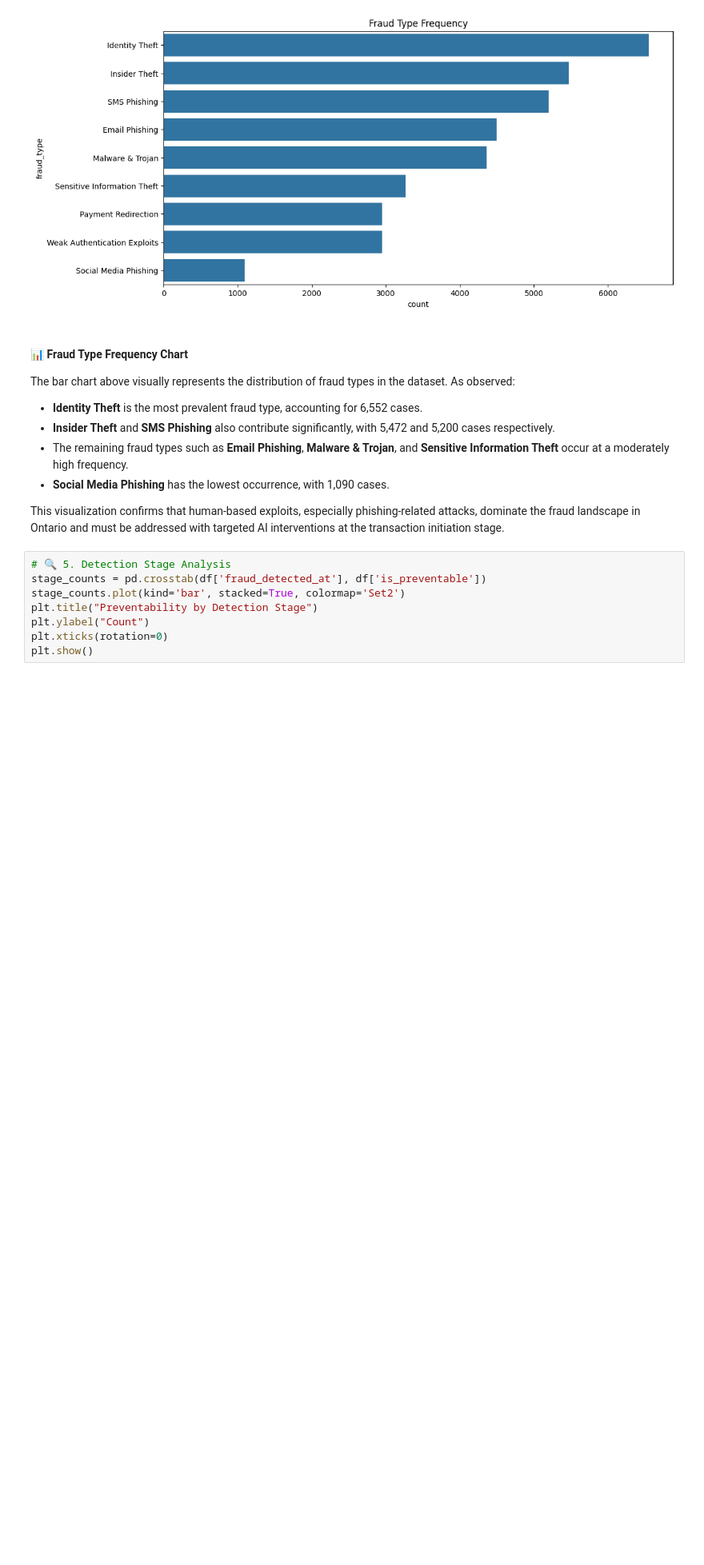
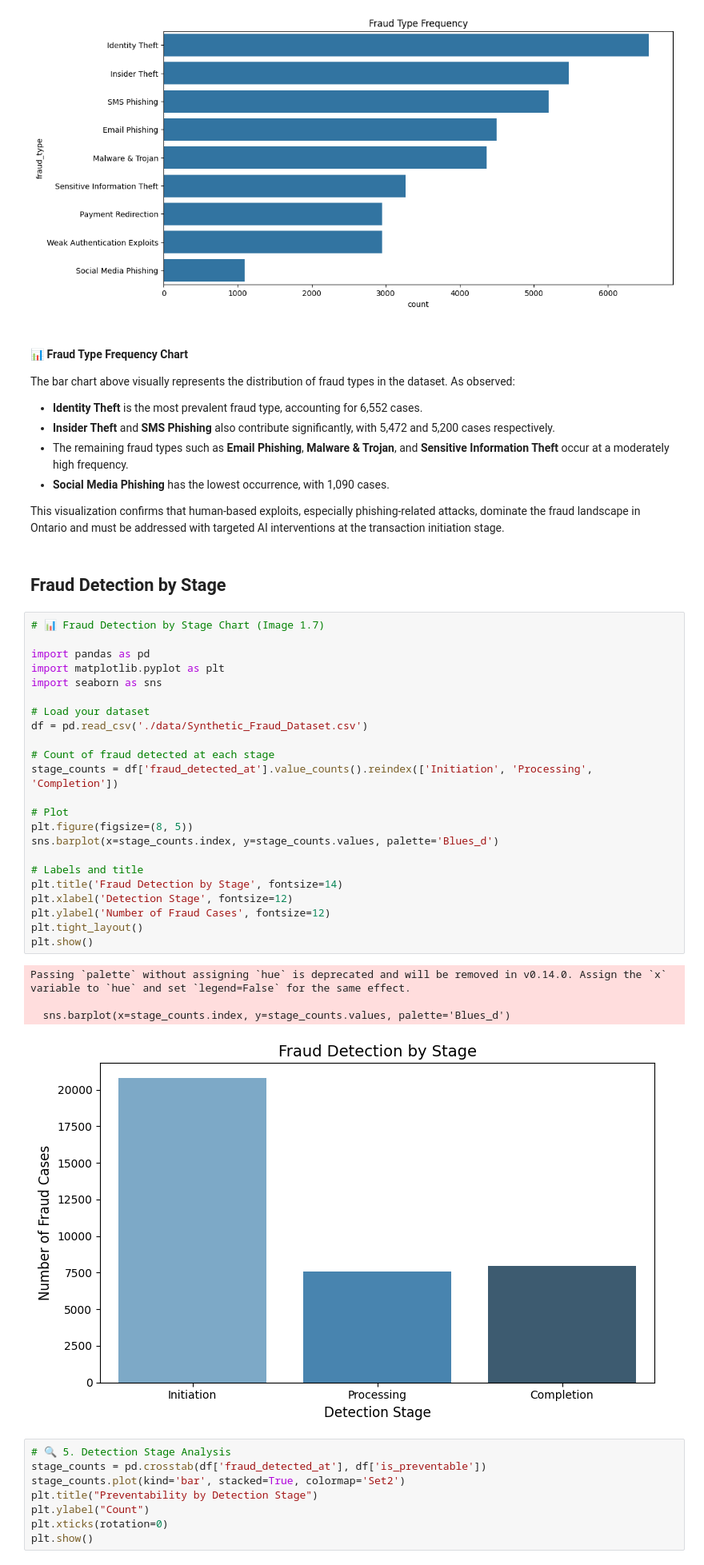
Before and after one commit to Swapnil2409/Financial-Fraud-Detection, a Jupyter notebook: Assignment-4/Synthetic_Fraud_Hypothesis_Test_Analysis.ipynb, the cells around one changed output. Shown: that part at 80% size. Drawn from its saved outputs; the diff is of its cells as text; blank space fills up the shorter version.

```diff
--- a/Assignment-4/Synthetic_Fraud_Hypothesis_Test_Analysis.ipynb
+++ b/Assignment-4/Synthetic_Fraud_Hypothesis_Test_Analysis.ipynb
@@ -68,6 +68,36 @@ The bar chart above visually represents the distribution of fraud types in the d
 - **Social Media Phishing** has the lowest occurrence, with 1,090 cases.
 
 This visualization confirms that human-based exploits, especially phishing-related attacks, dominate the fraud landscape in Ontario and must be addressed with targeted AI interventions at the transaction initiation stage.
+# %% [markdown]
+## Fraud Detection by Stage
+# %%
+# 📊 Fraud Detection by Stage Chart (Image 1.7)
+
+import pandas as pd
+import matplotlib.pyplot as plt
+import seaborn as sns
+
+# Load your dataset
+df = pd.read_csv('./data/Synthetic_Fraud_Dataset.csv')
+
+# Count of fraud detected at each stage
+stage_counts = df['fraud_detected_at'].value_counts().reindex(['Initiation', 'Processing', 'Completion'])
+
+# Plot
+plt.figure(figsize=(8, 5))
+sns.barplot(x=stage_counts.index, y=stage_counts.values, palette='Blues_d')
+
+# Labels and title
+plt.title('Fraud Detection by Stage', fontsize=14)
+plt.xlabel('Detection Stage', fontsize=12)
+plt.ylabel('Number of Fraud Cases', fontsize=12)
+plt.tight_layout()
+plt.show()
+# %% [output]
+Passing `palette` without assigning `hue` is deprecated and will be removed in v0.14.0. Assign the `x` variable to `hue` and set `legend=False` for the same effect.
+
+  sns.barplot(x=stage_counts.index, y=stage_counts.values, palette='Blues_d')
+[figure, added]
 # %%
 # 🔍 5. Detection Stage Analysis
 stage_counts = pd.crosstab(df['fraud_detected_at'], df['is_preventable'])
```
Also changed, not shown: parts of 1 cell of this notebook, 2 other files.
